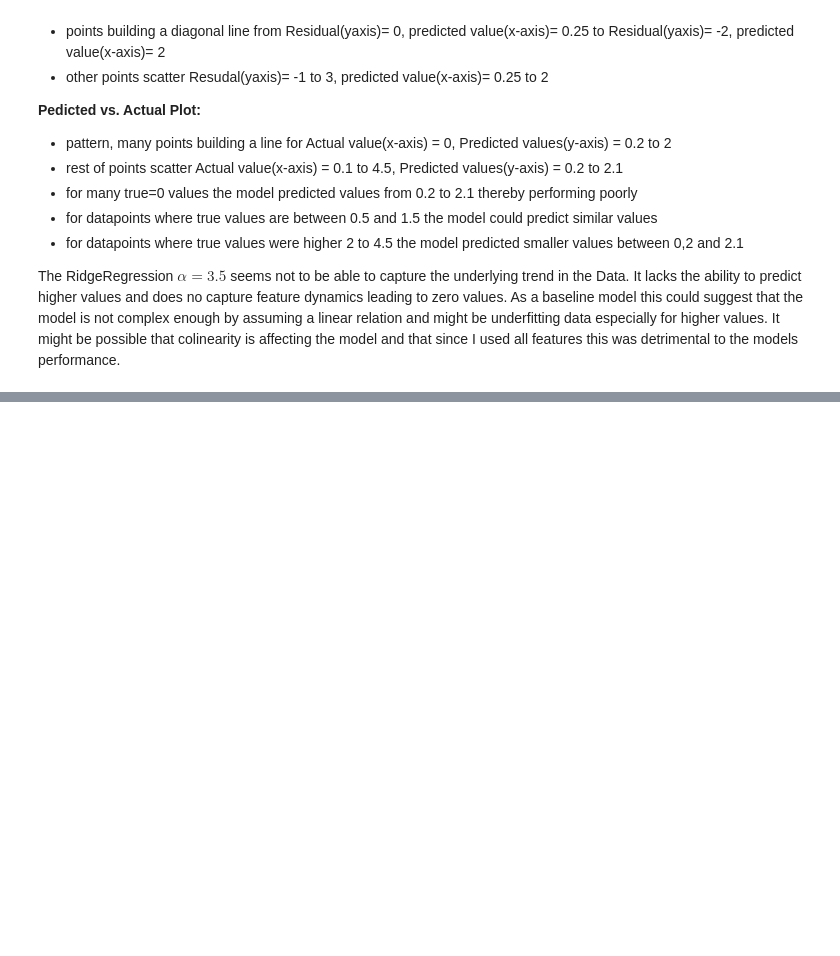
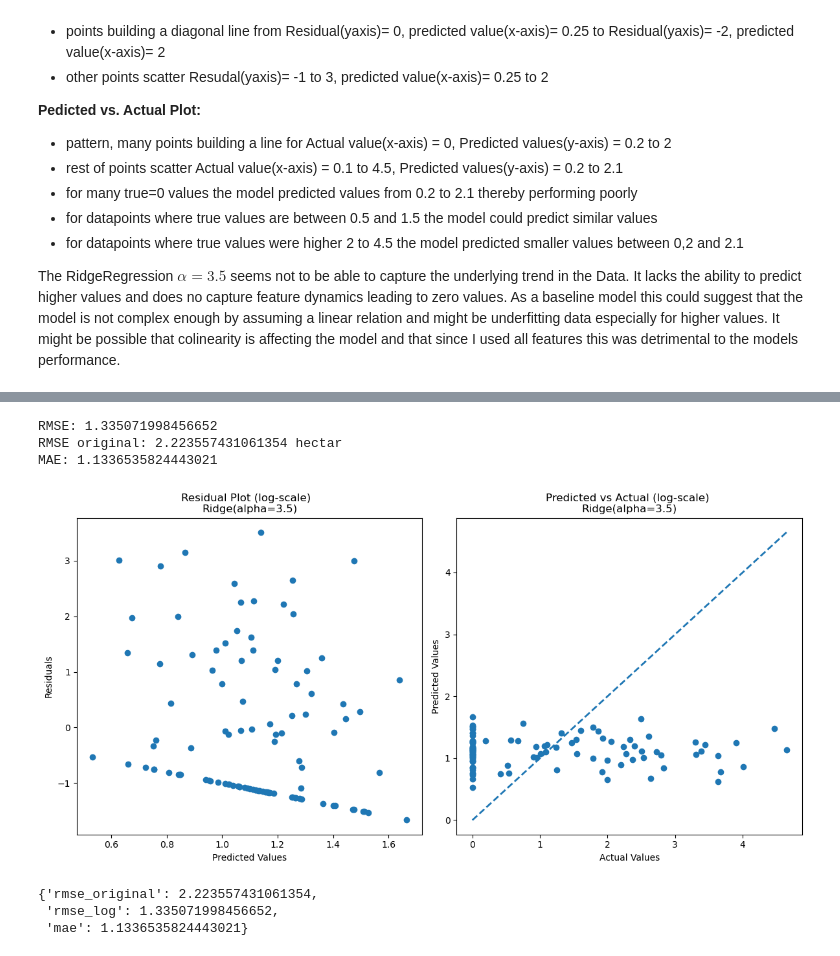
Before and after one commit to Yawkward/fire_data, a Jupyter notebook: FWI_project.ipynb, the cells around one changed output, grey strips where cells are left out. Drawn from its saved outputs; the diff is of its cells as text; code cells hidden in the pictures; blank space fills up the shorter version.

```diff
--- a/FWI_project.ipynb
+++ b/FWI_project.ipynb
@@ -990,0 +1069,11 @@ Applying a complexer model could also be a way to tackle insufficiencies of this
+# %%
+ridge_model_val = load('ridgeReg_tuned4.pkl')
+validate(ridge_model_val, X_test=X_test_dropped, y_test=y_test_dropped, preproc=False, scoring=['rmse', 'mae'], plot=True)
+# %% [output]
+RMSE: 1.335071998456652
+RMSE original: 2.223557431061354 hectar
+MAE: 1.1336535824443021
+[figure, added]
+{'rmse_original': 2.223557431061354,
+ 'rmse_log': 1.335071998456652,
+ 'mae': 1.1336535824443021}
```
Also changed, not shown: parts of 26 cells of this notebook, 7 other files.
